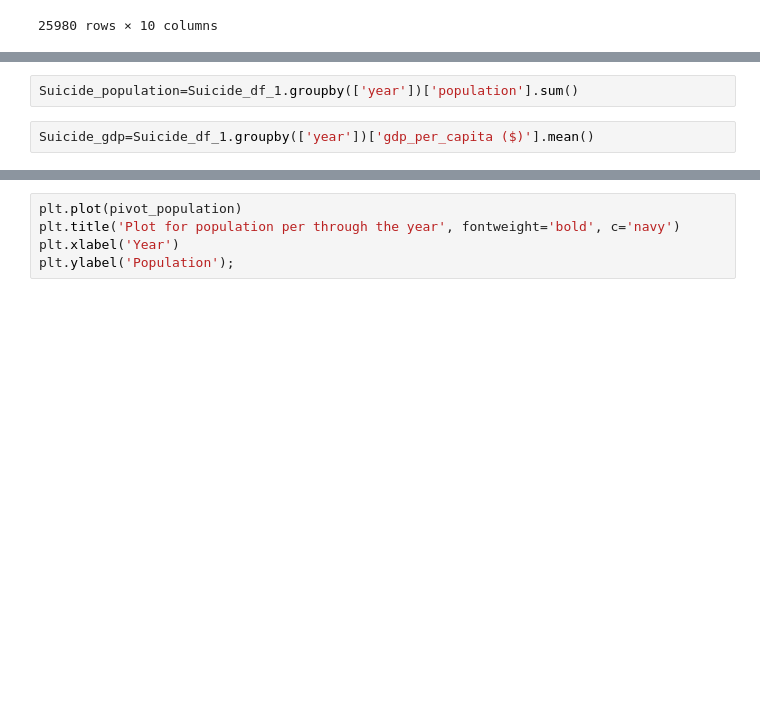
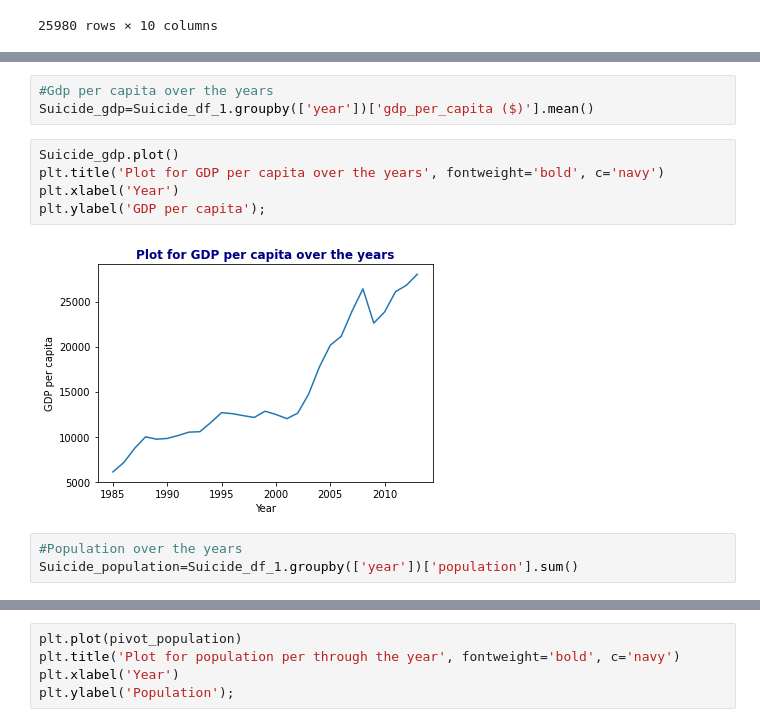
Before and after one commit to Maitreyeej/Global_Suicides_Number_Prediction, a Jupyter notebook: Suicide_Rates.ipynb, the cells around one changed output, grey strips where cells are left out. Saved outputs shown, nothing was run; the diff lists cells and outputs as text; blank space fills up the shorter version.

```diff
--- a/Suicide_Rates.ipynb
+++ b/Suicide_Rates.ipynb
@@ -159,4 +193,13 @@ Suicide_sex=Suicide_df.groupby(['sex'])['suicides_no'].sum()
+# %%
+#Gdp per capita over the years
+Suicide_gdp=Suicide_df_1.groupby(['year'])['gdp_per_capita ($)'].mean()
+# %%
+Suicide_gdp.plot()
+plt.title('Plot for GDP per capita over the years', fontweight='bold', c='navy')
+plt.xlabel('Year')
+plt.ylabel('GDP per capita');
+# %% [output]
+[figure, added]
 # %%
+#Population over the years
 Suicide_population=Suicide_df_1.groupby(['year'])['population'].sum()
-# %%
-Suicide_gdp=Suicide_df_1.groupby(['year'])['gdp_per_capita ($)'].mean()
```
Also changed, not shown: parts of 62 cells of this notebook.
